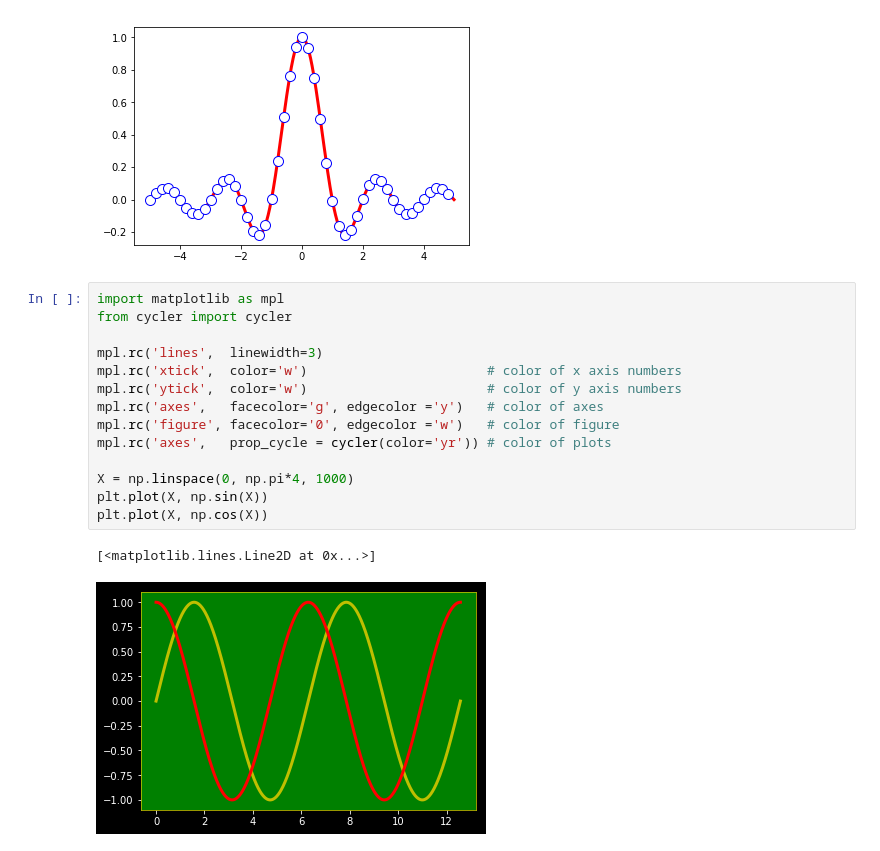
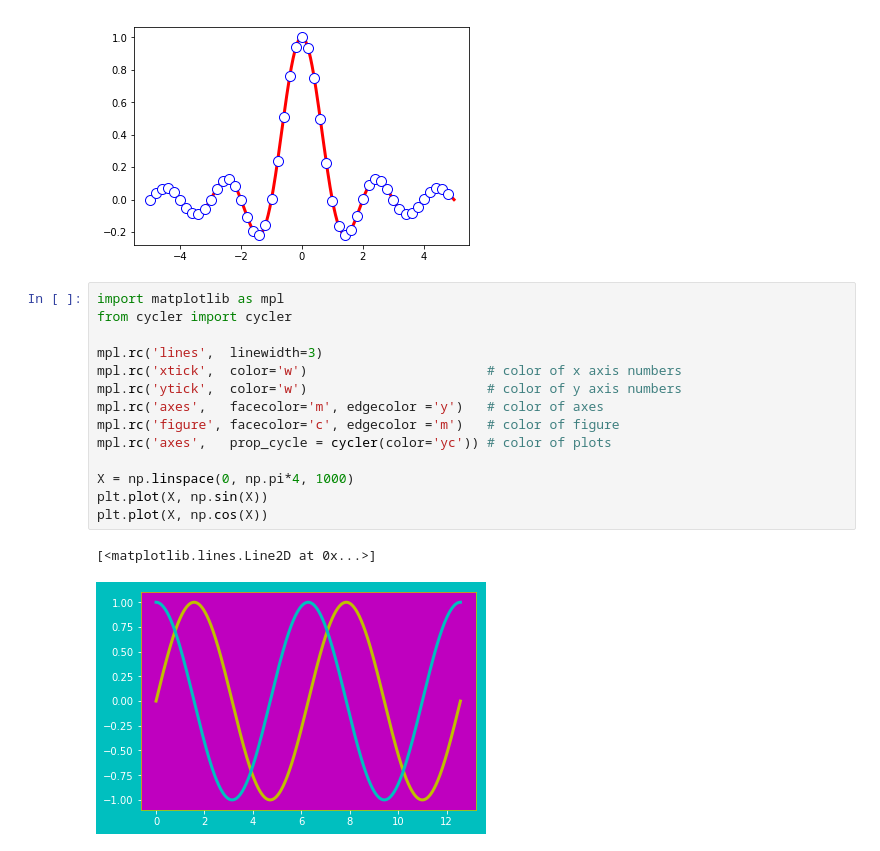
Before and after one commit to Heldenkombinat/Tutorials, a Jupyter notebook: Data-Analysis/4_Matplotlib/2_Colors.ipynb, the cells around one changed output. Cells and saved outputs as stored; diff of their text form.

```diff
--- a/Data-Analysis/4_Matplotlib/2_Colors.ipynb
+++ b/Data-Analysis/4_Matplotlib/2_Colors.ipynb
@@ -260,17 +260,17 @@ plt.plot(X, Y,
 # %%
 import matplotlib as mpl
 from cycler import cycler
 
 mpl.rc('lines',  linewidth=3)
 mpl.rc('xtick',  color='w')                       # color of x axis numbers
 mpl.rc('ytick',  color='w')                       # color of y axis numbers
-mpl.rc('axes',   facecolor='g', edgecolor ='y')   # color of axes
-mpl.rc('figure', facecolor='0', edgecolor ='w')   # color of figure
-mpl.rc('axes',   prop_cycle = cycler(color='yr')) # color of plots
+mpl.rc('axes',   facecolor='m', edgecolor ='y')   # color of axes
+mpl.rc('figure', facecolor='c', edgecolor ='m')   # color of figure
+mpl.rc('axes',   prop_cycle = cycler(color='yc')) # color of plots
 
 X = np.linspace(0, np.pi*4, 1000)
 plt.plot(X, np.sin(X))
 plt.plot(X, np.cos(X))
 # %% [output]
 [<matplotlib.lines.Line2D at 0x...>]
-[figure, old version]
+[figure, new version]
```
Also changed, not shown: parts of 10 cells of this notebook, 3 other files.
